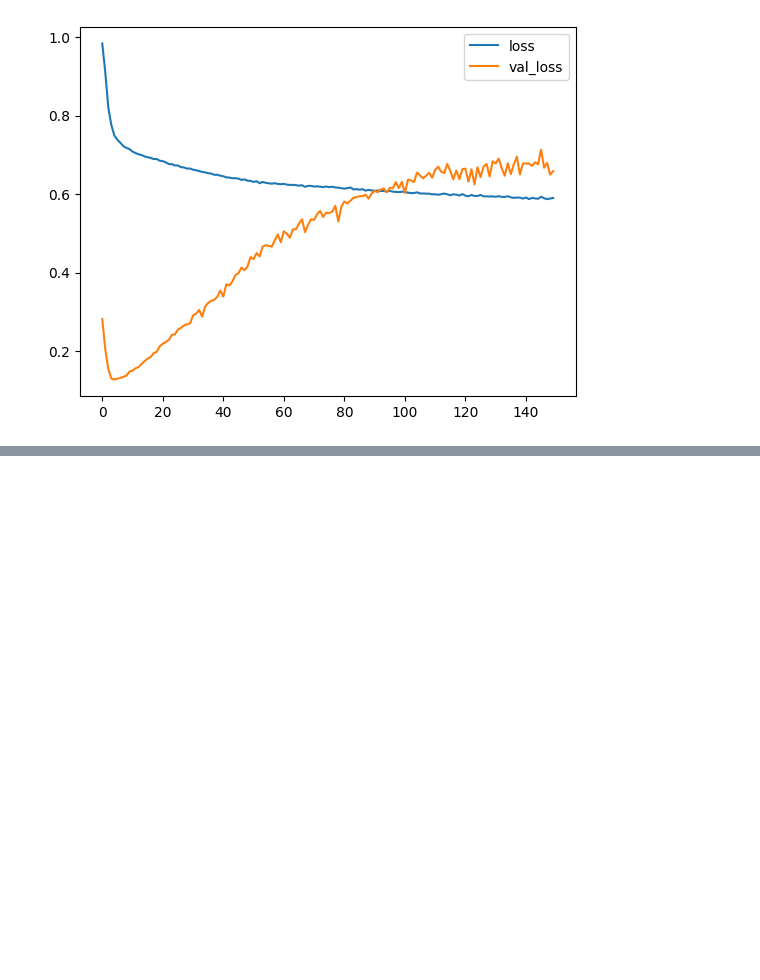
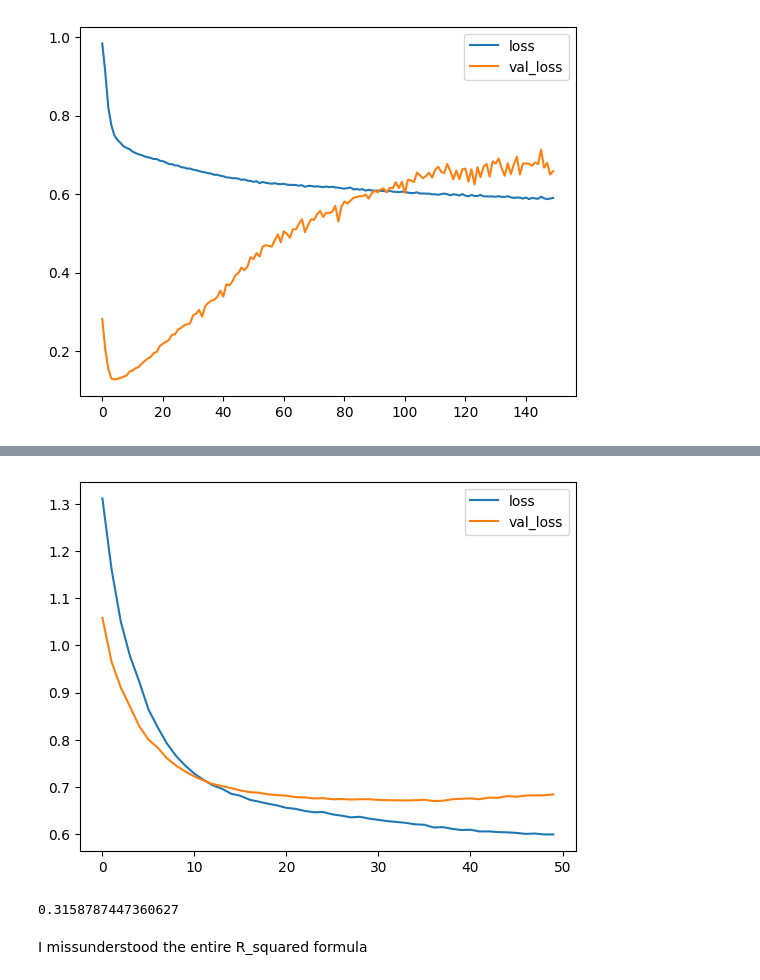
Before and after one commit to zaniargh42/dissolved_oxygen, a Jupyter notebook: dissolved_oxygen.ipynb, the cells around one changed output, grey strips where cells are left out. Saved outputs shown, nothing was run; the diff lists cells and outputs as text; code cells hidden in the pictures; blank space fills up the shorter version.

Commit message:
r squared big fix

```diff
--- a/dissolved_oxygen.ipynb
+++ b/dissolved_oxygen.ipynb
@@ -352,0 +361,4 @@ plt.show()
+# %%
+nonul_train=train.drop(list(train[train.isna().any(axis=1)].index),axis=0)
+X_train,y_train=_prepare_data(nonul_train)
+X_train,y_train , X_scaler , y_scaler=_scale_data(X_train,y_train)
@@ -352,0 +367,28 @@ plt.show()
+# %%
+nonul_test=test.drop(list(test[test.isna().any(axis=1)].index),axis=0)
+X_test,y_test=_prepare_data(nonul_test)
+
+# X_test=X_scaler.transform(X_test)
+# y_test=y_scaler.transform(np.array(y_test).reshape(-1,1))
+
+X_test_scaler=StandardScaler()
+y_test_scaler=StandardScaler()
+
+X_test=X_test_scaler.fit_transform(X_test)
+y_test=y_test_scaler.fit_transform(np.array(y_test).reshape(-1,1))
+# %%
+def _compile_model(X_train,y_train,X_test,y_test,epochs,batch_size):
+    model = Sequential()
+    model.add(Dense(X_train[0].shape[0], input_shape=(X_train[0].shape[0],), activation='relu'))
+    model.add(Dense(1))
+
+    # Compile model
+    model.compile(loss='mean_squared_error', optimizer='adam')
+    model.fit(X_train, y_train,epochs=epochs,batch_size=batch_size,validation_data=(X_test,y_test))
+
+    history=model.history
+    y_pred=model.predict(X_test)
+    r2=r2_score(y_test,y_pred)
+    return history , r2 , y_pred
+# %%
+history , r2 , y_pred=_compile_model(X_train,y_train,X_test,y_test,50,16)
@@ -352,0 +413,11 @@ plt.show()
+# %%
+plt.plot(history.history['loss'])
+plt.plot(history.history['val_loss'])
+plt.legend(['loss','val_loss'])
+plt.show()
+r2
+# %% [output]
+[figure, added]
+0.3158787447360627
+# %% [markdown]
+I missunderstood the entire R_squared formula
```
Also changed, not shown: parts of 7 cells of this notebook.
